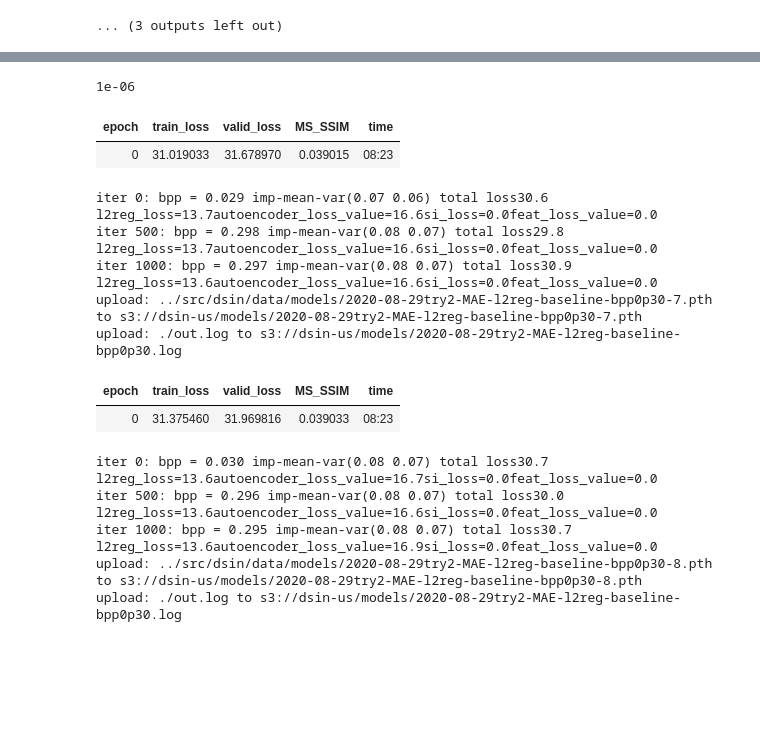
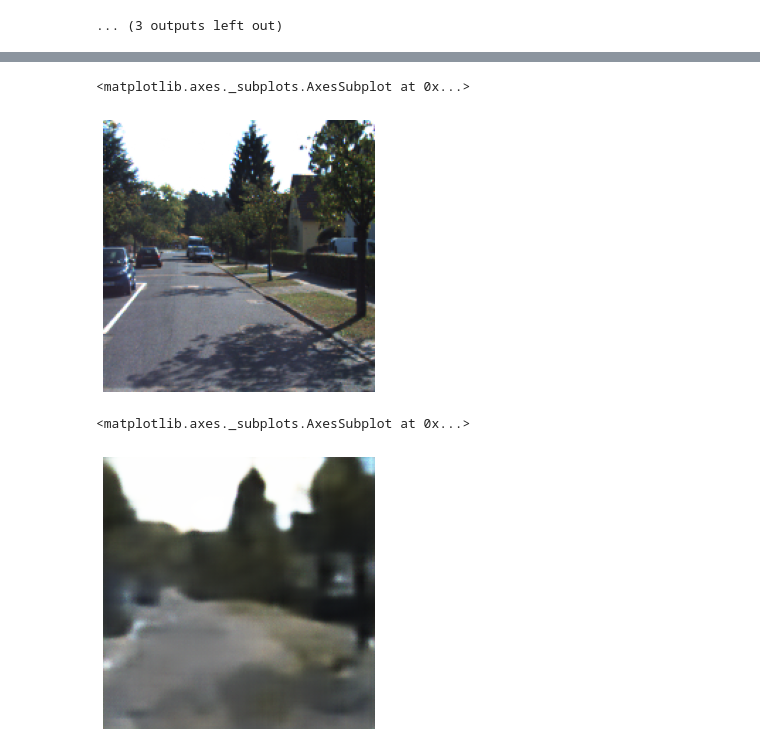
Before and after one commit to barakbeilin/tDSIN, a Jupyter notebook: tutorials/aws_trainer_train_baseline_sep_mae.ipynb, the cells around one changed output, grey strips where cells are left out. Saved outputs shown, nothing was run; the diff lists cells and outputs as text; code cells hidden in the pictures; blank space fills up the shorter version.

```diff
--- a/tutorials/aws_trainer_train_baseline_sep_mae.ipynb
+++ b/tutorials/aws_trainer_train_baseline_sep_mae.ipynb
@@ -73,7 +73,7 @@ learn = Learner(data=data,
                      metrics=[AverageMetric(Distortions._calc_dist,"MS_SSIM")])
 # %%
 model_fname =FileNameGenerator.create_fname(f'try2-MAE-l2reg-baseline-bpp0p{bpp*100:.0f}')
-lrs = [1e-4] *30
+lrs = [1e-4] *4 + [1e-5] * 3 + [1e-6] *2
 model_fname
 # %% [output]
 '2020-08-29try2-MAE-l2reg-baseline-bpp0p30'
@@ -132,15 +129,0 @@ lrs = [1e-4] *4 + [1e-5] * 4
-# %%
-config.si_loss_weight_alpha = 0
-learn.model.use_side_infomation = SiNetChannelIn.NoSideInformation
-learn.loss_func.use_side_infomation = SiNetChannelIn.NoSideInformation
-
-offset = 5
-for i,lr in zip(range(offset,len(lrs)),lrs[offset:]):
-    if i != 0 :
-        learn.load(f'{model_fname}-{i - 1}',with_opt=True)
-    learn.fit(1, lr=lr,wd=0,callbacks=[ParameterRunningAverageMetricCallback(learn.loss_func),BitEntropy(loss_man=learn.loss_func,logger=logger,use_si=False)])
-
-    learn.save(f'{model_fname}-{i}')
-    if i ==5 or i % 3 ==0   or i == len(lrs) - 1:
-        !aws s3 cp ~/tDSIN/src/dsin/data/models/{model_fname}-{i}.pth  s3://dsin-us/models/
-        !aws s3 cp ~/tDSIN/tutorials/out.log s3://dsin-us/models/{model_fname}.log
@@ -167,34 +129,0 @@ KeyboardInterrupt:
-# %%
-lrs[7]
-# %% [output]
-1e-06
-# %%
-config.si_loss_weight_alpha = 0
-learn.model.use_side_infomation = SiNetChannelIn.NoSideInformation
-learn.loss_func.use_side_infomation = SiNetChannelIn.NoSideInformation
-
-offset = 7
-for i,lr in zip(range(offset,len(lrs)),lrs[offset:]):
-    if i != 0 :
-        learn.load(f'{model_fname}-{i - 1}',with_opt=True)
-    learn.fit(1, lr=lr,wd=0,callbacks=[ParameterRunningAverageMetricCallback(learn.loss_func),BitEntropy(loss_man=learn.loss_func,logger=logger,use_si=False)])
-
-    learn.save(f'{model_fname}-{i}')
-    if i ==7 or i % 3 ==0   or i == len(lrs) - 1:
-        !aws s3 cp ~/tDSIN/src/dsin/data/models/{model_fname}-{i}.pth  s3://dsin-us/models/
-        !aws s3 cp ~/tDSIN/tutorials/out.log s3://dsin-us/models/{model_fname}.log
-# %% [output]
-| epoch | train_loss | valid_loss | MS_SSIM | time |
-| 0 | 31.019033 | 31.678970 | 0.039015 | 08:23 |
-iter 0: bpp = 0.029 imp-mean-var(0.07 0.06) total loss30.6  l2reg_loss=13.7autoencoder_loss_value=16.6si_loss=0.0feat_loss_value=0.0
-iter 500: bpp = 0.298 imp-mean-var(0.08 0.07) total loss29.8  l2reg_loss=13.7autoencoder_loss_value=16.6si_loss=0.0feat_loss_value=0.0
-iter 1000: bpp = 0.297 imp-mean-var(0.08 0.07) total loss30.9  l2reg_loss=13.6autoencoder_loss_value=16.6si_loss=0.0feat_loss_value=0.0
-upload: ../src/dsin/data/models/2020-08-29try2-MAE-l2reg-baseline-bpp0p30-7.pth to s3://dsin-us/models/2020-08-29try2-MAE-l2reg-baseline-bpp0p30-7.pth
-upload: ./out.log to s3://dsin-us/models/2020-08-29try2-MAE-l2reg-baseline-bpp0p30.log
-| epoch | train_loss | valid_loss | MS_SSIM | time |
-| 0 | 31.375460 | 31.969816 | 0.039033 | 08:23 |
-iter 0: bpp = 0.030 imp-mean-var(0.08 0.07) total loss30.7  l2reg_loss=13.6autoencoder_loss_value=16.7si_loss=0.0feat_loss_value=0.0
-iter 500: bpp = 0.296 imp-mean-var(0.08 0.07) total loss30.0  l2reg_loss=13.6autoencoder_loss_value=16.6si_loss=0.0feat_loss_value=0.0
-iter 1000: bpp = 0.295 imp-mean-var(0.08 0.07) total loss30.7  l2reg_loss=13.6autoencoder_loss_value=16.9si_loss=0.0feat_loss_value=0.0
-upload: ../src/dsin/data/models/2020-08-29try2-MAE-l2reg-baseline-bpp0p30-8.pth to s3://dsin-us/models/2020-08-29try2-MAE-l2reg-baseline-bpp0p30-8.pth
-upload: ./out.log to s3://dsin-us/models/2020-08-29try2-MAE-l2reg-baseline-bpp0p30.log
@@ -208,11 +133,17 @@ learn.save(f'{model_fname}-{i}')
 !aws s3 cp ~/tDSIN/src/dsin/data/models/{model_fname}-{i}.pth  s3://dsin-us/models/
 !aws s3 cp ~/tDSIN/tutorials/out.log s3://dsin-us/models/{model_fname}.log
 # %%
-mt = learn.model.my_tuple[-3][1,...].squeeze_().detach()
+mt = learn.model.my_tuple[-3][0,...].squeeze_().detach()
 mx, mn =torch.max(mt), torch.min(mt)
-show_image(Image(mt),figsize=(10,10))
+show_image(Image(mt),figsize=(5,5))
 # # print(mn)
+# %% [output]
+<matplotlib.axes._subplots.AxesSubplot at 0x...>
+[figure, added]
 # %%
-mt = learn.model.my_tuple[3][1,...].squeeze_().detach()
+mt = learn.model.my_tuple[3][0,...].squeeze_().detach()
 mx, mn =torch.max(mt), torch.min(mt)
-show_image(Image(mt),figsize=(10,10))
+show_image(Image(mt),figsize=(5,5))
+# %% [output]
+<matplotlib.axes._subplots.AxesSubplot at 0x...>
+[figure, added]
```
Also changed, not shown: parts of 3 cells of this notebook, 1 other file.
